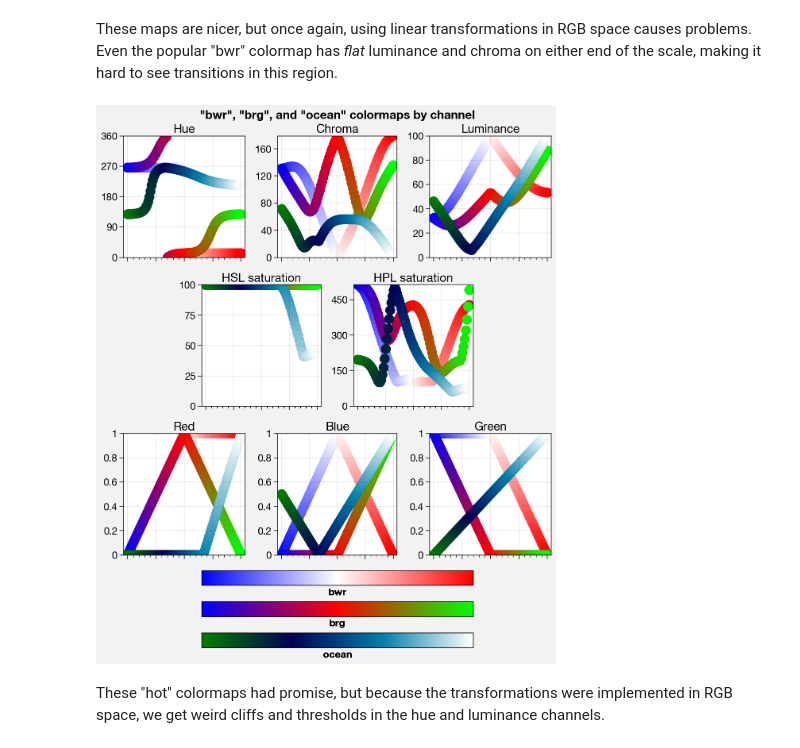
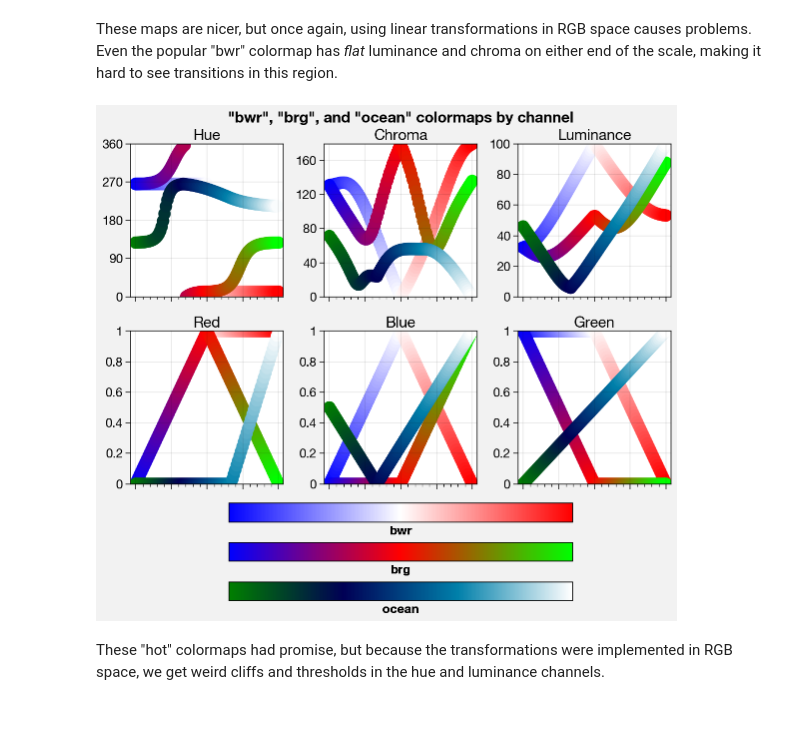
Before and after one commit to bradyrx/climate_in_color, a Jupyter notebook: notebooks/color_theory_review.ipynb, the cells around one changed output. Saved outputs shown, nothing was run; the diff lists cells and outputs as text; code cells hidden in the pictures; blank space fills up the shorter version.

```diff
--- a/notebooks/color_theory_review.ipynb
+++ b/notebooks/color_theory_review.ipynb
@@ -46,9 +87,9 @@ f = plot.show_channels('jet', 'hsv')
 These maps are nicer, but once again, using linear transformations in RGB space causes problems. Even the popular "bwr" colormap has *flat* luminance and chroma on either end of the scale, making it hard to see transitions in this region.
 # %%
 import proplot as plot
-f = plot.show_channels('bwr', 'brg', 'ocean')
+f = plot.show_channels('bwr', 'brg', 'ocean', rgb=True, scalings=False)
 # %% [output]
-[figure, old version]
+[figure, new version]
 # %% [markdown]
 These "hot" colormaps had promise, but because the transformations were implemented in RGB space, we get weird cliffs and thresholds in the hue and luminance channels.
 # %%
```
Also changed, not shown: parts of 25 cells of this notebook, 2 other files.
